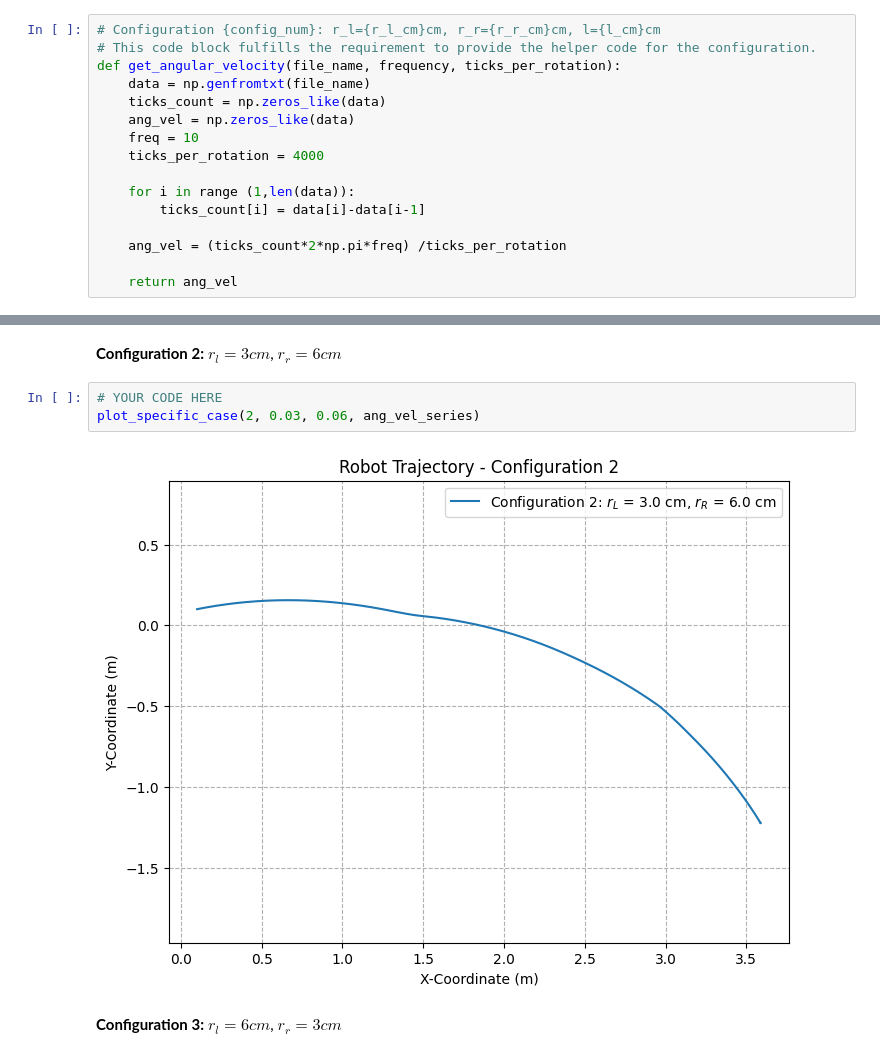
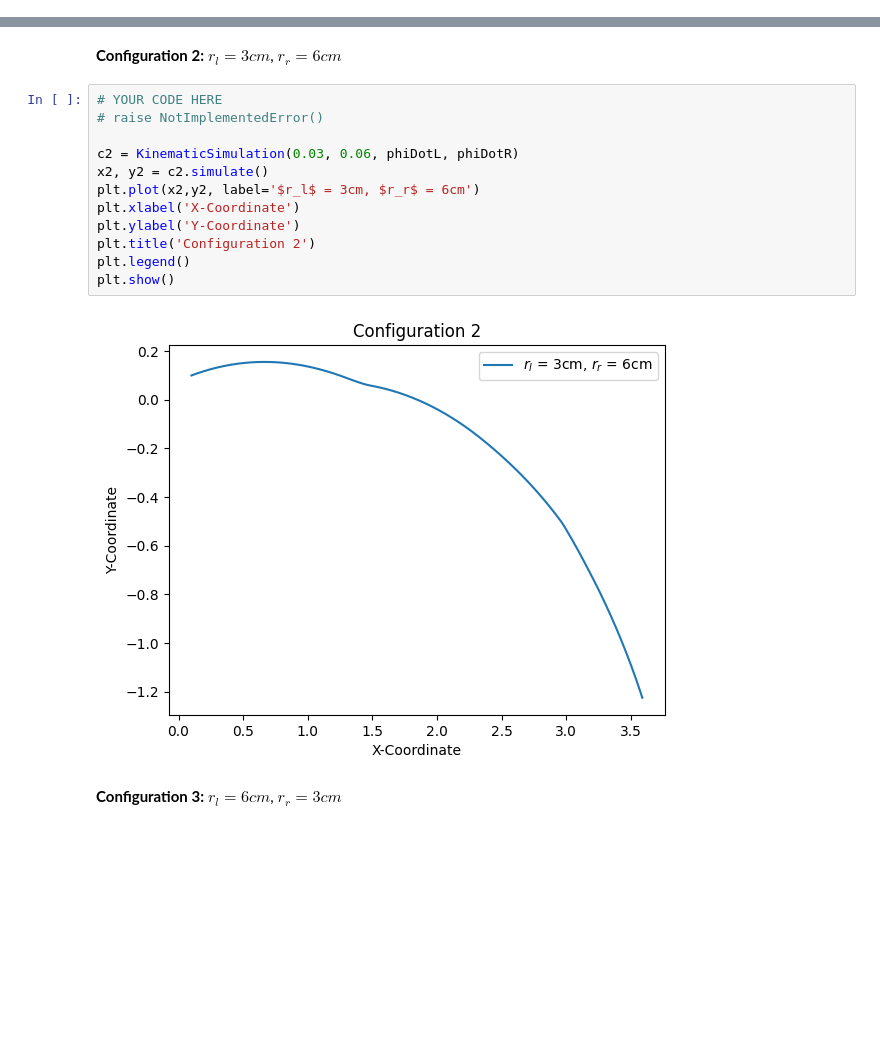
Before and after one commit to ibrahim-1811/amr_assignments_WS25, a Jupyter notebook: Assignment_3/AMR_SS25_Assignment03.ipynb, the cells around one changed output, grey strips where cells are left out. Drawn from its saved outputs; the diff is of its cells as text; blank space fills up the shorter version.

```diff
--- a/Assignment_3/AMR_SS25_Assignment03.ipynb
+++ b/Assignment_3/AMR_SS25_Assignment03.ipynb
@@ -248,22 +223,6 @@ Plot the movement of the robot as a line (not as scatter plot) given the robot h
 Optionally, check the effect of varying the distance between the wheels and comment on its qualitative effect.
 
 **Configuration 1:** $r_l = 3cm$, $r_r = 3cm$
-# %%
-# Configuration {config_num}: r_l={r_l_cm}cm, r_r={r_r_cm}cm, l={l_cm}cm
-# This code block fulfills the requirement to provide the helper code for the configuration.
-def get_angular_velocity(file_name, frequency, ticks_per_rotation):
-    data = np.genfromtxt(file_name)
-    ticks_count = np.zeros_like(data)
-    ang_vel = np.zeros_like(data)
-    freq = 10
-    ticks_per_rotation = 4000
-
-    for i in range (1,len(data)):
-        ticks_count[i] = data[i]-data[i-1]
-
-    ang_vel = (ticks_count*2*np.pi*freq) /ticks_per_rotation
-
-    return ang_vel
 # %%
 def get_angular_velocity(file_name, frequency, ticks_per_rotation):
     data = np.genfromtxt(file_name)
@@ -454,9 +300,18 @@ Configuration 3: plot_specific_case(3, 0.06, 0.03, ang_vel_series)
 **Configuration 2:** $r_l = 3cm$, $r_r = 6cm$
 # %%
 # YOUR CODE HERE
-plot_specific_case(2, 0.03, 0.06, ang_vel_series)
+# raise NotImplementedError()
+
+c2 = KinematicSimulation(0.03, 0.06, phiDotL, phiDotR)
+x2, y2 = c2.simulate()
+plt.plot(x2,y2, label='$r_l$ = 3cm, $r_r$ = 6cm')
+plt.xlabel('X-Coordinate')
+plt.ylabel('Y-Coordinate')
+plt.title('Configuration 2')
+plt.legend()
+plt.show()
 # %% [output]
-[figure, old version]
+[figure, new version]
 # %% [markdown]
 **Configuration 3:** $r_l = 6cm$, $r_r = 3cm$
 # %%
```
Also changed, not shown: parts of 15 cells of this notebook, 6 other files.
